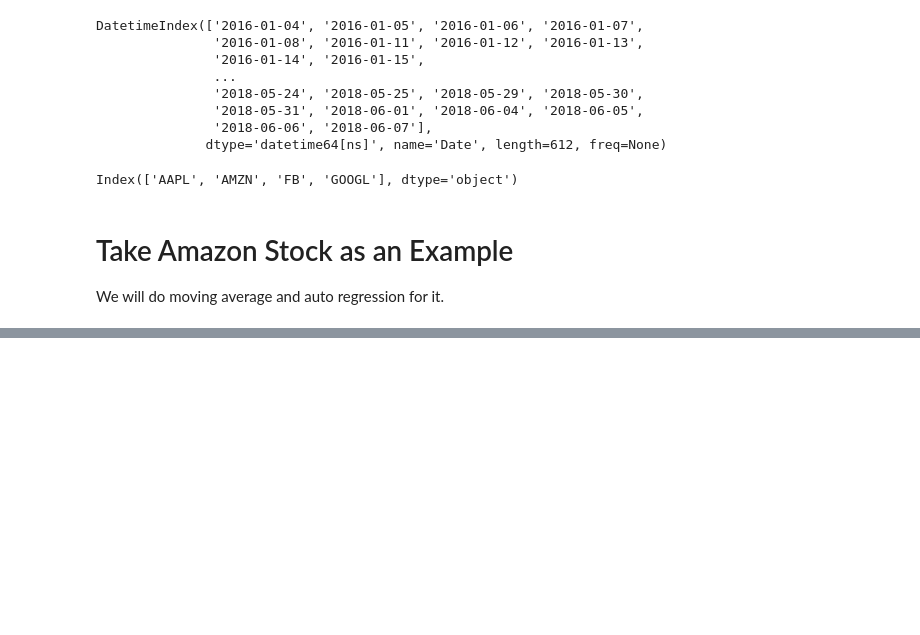
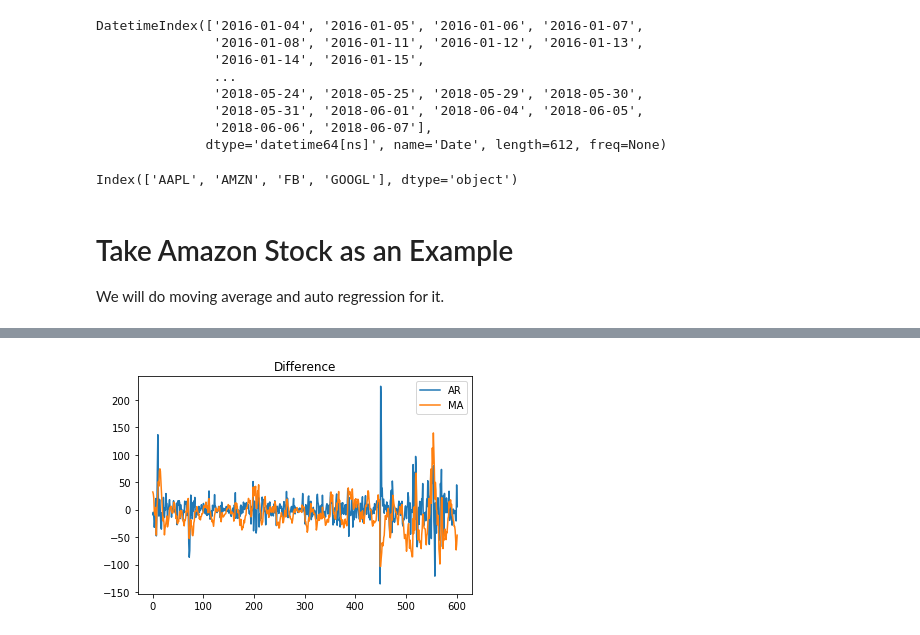
Before and after one commit to YangZhou7/Multi-Armed-Bandit-, a Jupyter notebook: ToyModel.ipynb, the cells around one changed output, grey strips where cells are left out. Cells and saved outputs as stored; diff of their text form; code cells hidden in the pictures; blank space fills up the shorter version.

```diff
--- a/ToyModel.ipynb
+++ b/ToyModel.ipynb
@@ -74,0 +93,10 @@ daily_close.AMZN[1]
+# %%
+DAR=AR[N_day:].as_matrix()-daily_close[N_day:].as_matrix()
+DMA=MA[N_day:].as_matrix()-daily_close[N_day:].as_matrix()
+plt.plot(DAR)
+plt.plot(DMA)
+plt.legend(['AR','MA'])
+plt.title("Difference")
+plt.show()
+# %% [output]
+[figure, added]
```
Also changed, not shown: parts of 5 cells of this notebook.
